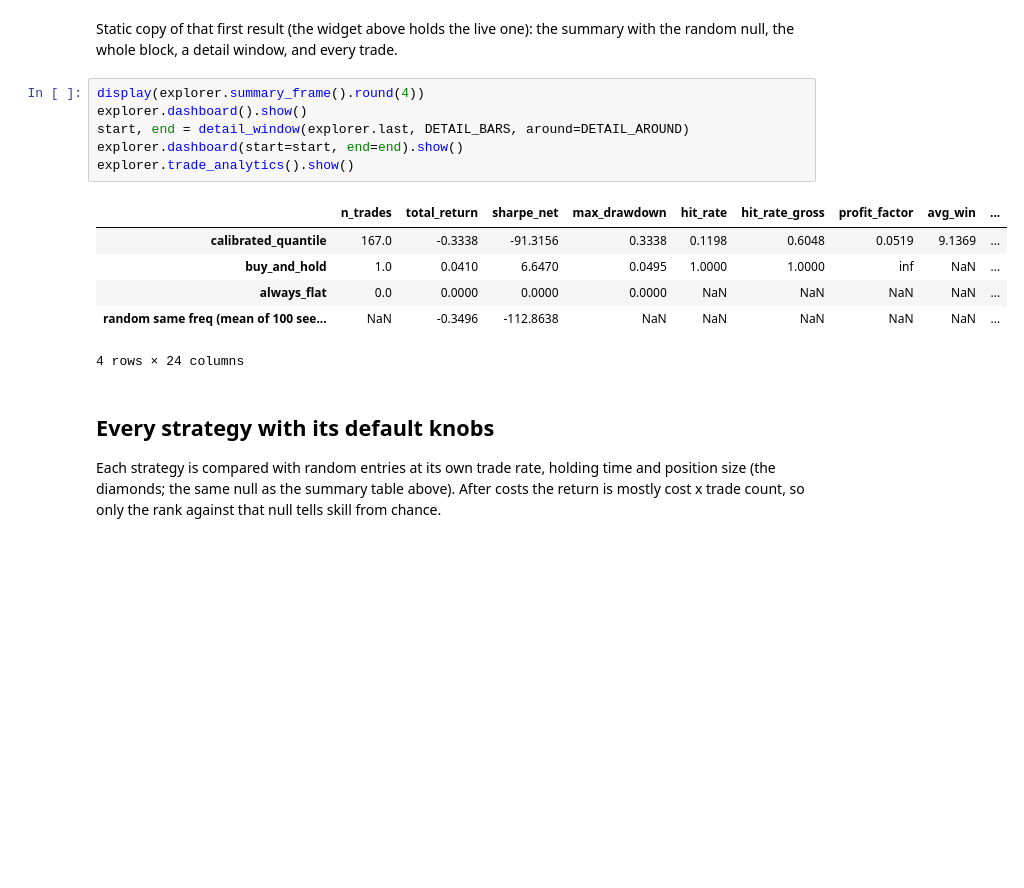
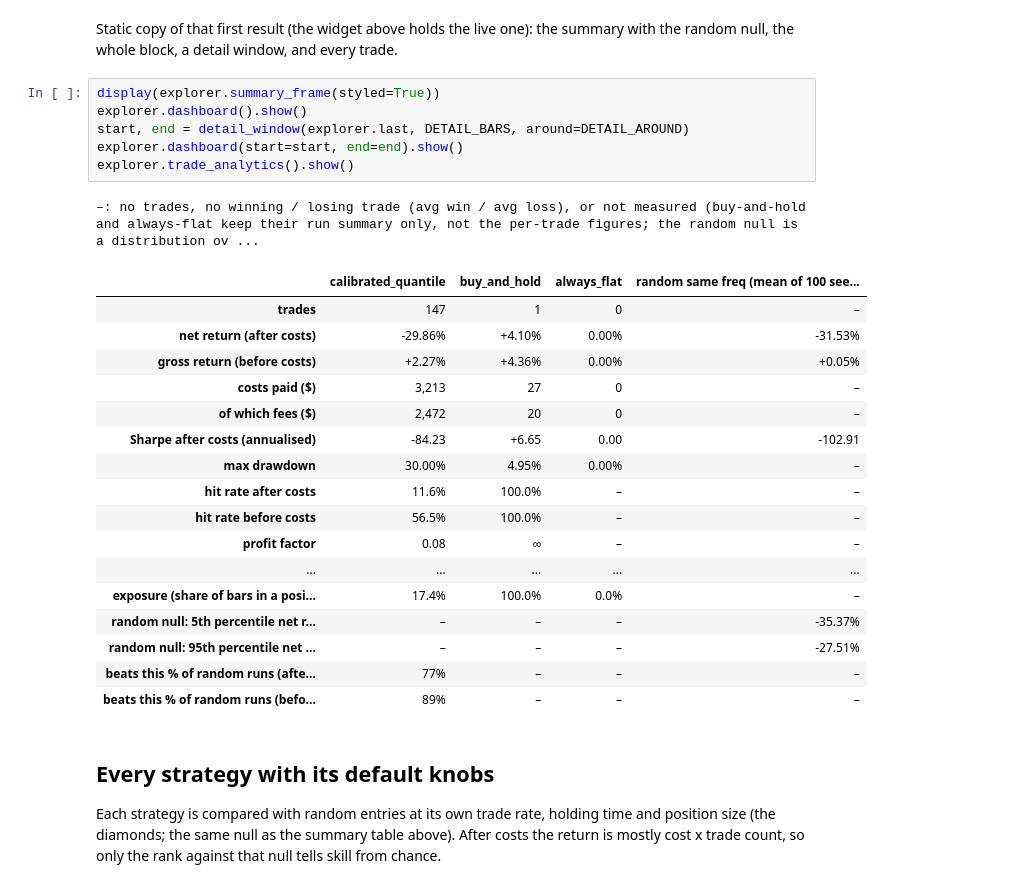
Before and after one commit to another-worlds/neural_trade, a Jupyter notebook: notebooks/02_backtest.ipynb, the cells around one changed output. Drawn from its saved outputs; the diff is of its cells as text; blank space fills up the shorter version.

```diff
--- a/notebooks/02_backtest.ipynb
+++ b/notebooks/02_backtest.ipynb
@@ -42,18 +42,30 @@ VBox(children=(HBox(children=(Dropdown(description='strategy', index=2, options=
 # %% [markdown]
 Static copy of that first result (the widget above holds the live one): the summary with the random null, the whole block, a detail window, and every trade.
 # %%
-display(explorer.summary_frame().round(4))
+display(explorer.summary_frame(styled=True))
 explorer.dashboard().show()
 start, end = detail_window(explorer.last, DETAIL_BARS, around=DETAIL_AROUND)
 explorer.dashboard(start=start, end=end).show()
 explorer.trade_analytics().show()
 # %% [output]
+–: no trades, no winning / losing trade (avg win / avg loss), or not measured (buy-and-hold and always-flat keep their run summary only, not the per-trade figures; the random null is a distribution ov ...
-|  | n_trades | total_return | sharpe_net | max_drawdown | hit_rate | hit_rate_gross | profit_factor | avg_win | ... |
-| calibrated_quantile | 167.0 | -0.3338 | -91.3156 | 0.3338 | 0.1198 | 0.6048 | 0.0519 | 9.1369 | ... |
-| buy_and_hold | 1.0 | 0.0410 | 6.6470 | 0.0495 | 1.0000 | 1.0000 | inf | NaN | ... |
-| always_flat | 0.0 | 0.0000 | 0.0000 | 0.0000 | NaN | NaN | NaN | NaN | ... |
-| random same freq (mean of 100 see... | NaN | -0.3496 | -112.8638 | NaN | NaN | NaN | NaN | NaN | ... |
+|  | calibrated_quantile | buy_and_hold | always_flat | random same freq (mean of 100 see... |
+| trades | 147 | 1 | 0 | – |
+| net return (after costs) | -29.86% | +4.10% | 0.00% | -31.53% |
+| gross return (before costs) | +2.27% | +4.36% | 0.00% | +0.05% |
+| costs paid ($) | 3,213 | 27 | 0 | – |
+| of which fees ($) | 2,472 | 20 | 0 | – |
+| Sharpe after costs (annualised) | -84.23 | +6.65 | 0.00 | -102.91 |
+| max drawdown | 30.00% | 4.95% | 0.00% | – |
+| hit rate after costs | 11.6% | 100.0% | – | – |
+| hit rate before costs | 56.5% | 100.0% | – | – |
+| profit factor | 0.08 | ∞ | – | – |
+| ... | ... | ... | ... | ... |
+| exposure (share of bars in a posi... | 17.4% | 100.0% | 0.0% | – |
+| random null: 5th percentile net r... | – | – | – | -35.37% |
+| random null: 95th percentile net ... | – | – | – | -27.51% |
+| beats this % of random runs (afte... | 77% | – | – | – |
+| beats this % of random runs (befo... | 89% | – | – | – |
-4 rows × 24 columns
 # %% [markdown]
 ## Every strategy with its default knobs
 
```
Also changed, not shown: parts of 3 cells of this notebook, 6 other files.
